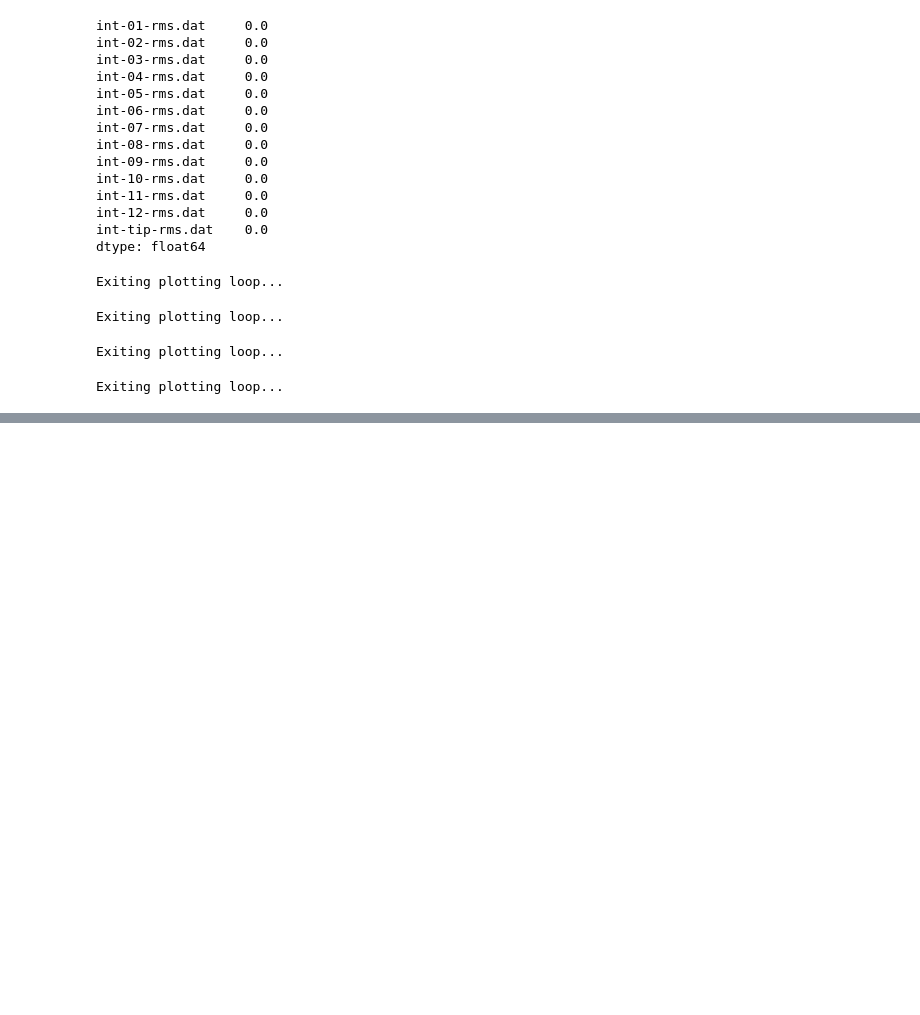
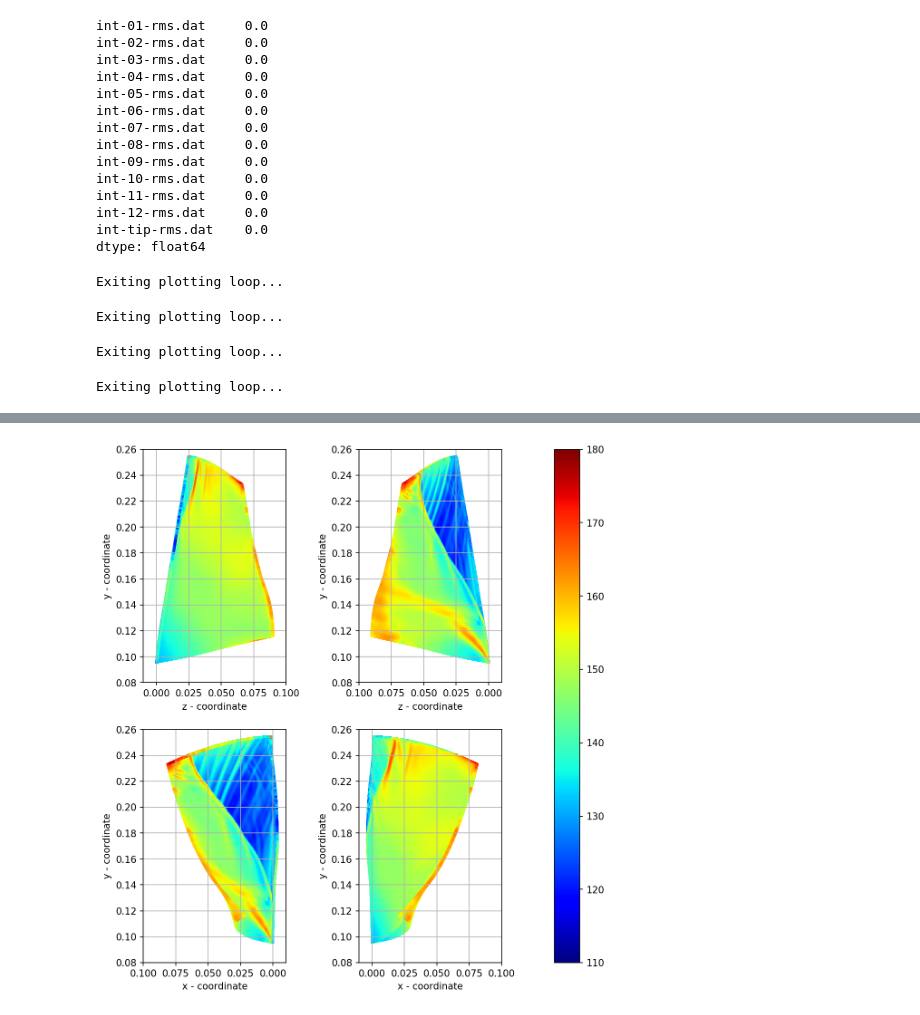
Before and after one commit to JedrzejMosiezny/R67-data-analysis, a Jupyter notebook: _jupyter/plotter_2.ipynb, the cells around one changed output, grey strips where cells are left out. Saved outputs shown, nothing was run; the diff lists cells and outputs as text; code cells hidden in the pictures; blank space fills up the shorter version.

```diff
--- a/_jupyter/plotter_2.ipynb
+++ b/_jupyter/plotter_2.ipynb
@@ -30,3 +30,10 @@ print("Loaded directories...")
 # %% [output]
 Loading directories..
 Loaded directories...
+# %%
+#enterprise
+print("Loading directories..")
+path_coords = '/media/picard/data/anaconda/JJs_PHD/15_results/coords'
+path_rms = '/media/picard/data/anaconda/JJs_PHD/15_results/rms'
+path_plots = '/media/picard/data/anaconda/JJs_PHD/15_results/plots'
+print("Loaded directories...")
@@ -845,17 +741,78 @@ plt.close()
 # %%
 os.chdir(path_rms)
 
 data_pside = pd.DataFrame(pd.read_csv('pside-rms.dat', delimiter=",", header=0, skiprows=0, decimal='.')).set_index('nodenumber')
 spl_pside = data_pside['rms_spldb']
 
 data_sside = pd.DataFrame(pd.read_csv('sside-rms.dat', delimiter=",", header=0, skiprows=0, decimal='.')).set_index('nodenumber')
 spl_sside = data_sside['rms_spldb']
 
 data_lead = pd.DataFrame(pd.read_csv('lead-rms.dat', delimiter=",", header=0, skiprows=0, decimal='.')).set_index('nodenumber')
 spl_lead = data_lead['rms_spldb']
 
 data_trail = pd.DataFrame(pd.read_csv('trail-rms.dat', delimiter=",", header=0, skiprows=0, decimal='.')).set_index('nodenumber')
 spl_trail = data_trail['rms_spldb']
 
 data_tip = pd.DataFrame(pd.read_csv('tip-rms.dat', delimiter=",", header=0, skiprows=0, decimal='.')).set_index('nodenumber')
 spl_tip = data_tip['rms_spldb']
+
+sound_pressure_plot, ax0 = plt.subplots(2, 2, figsize=(10, 10), dpi=150)
+#sound_pressure_plot.suptitle('RMS SPLdB at blade [dB]')
+
+spl_plot = ax0[0][0].scatter(z_sside, y_sside, c=spl_sside, s=2, cmap=plt.cm.jet, vmin=110, vmax=180)
+ax0[0][0].scatter(z_tip, y_tip, c=spl_tip, s=2, cmap=plt.cm.jet, vmin=110, vmax=180)
+ax0[0][0].scatter(z_trail, y_trail, c=spl_trail, s=2, cmap=plt.cm.jet, vmin=110, vmax=180)
+ax0[0][0].scatter(z_pside, y_pside, c=spl_pside, s=2, cmap=plt.cm.jet, vmin=110, vmax=180)
+ax0[0][0].scatter(z_lead, y_lead, c=spl_lead, s=2, cmap=plt.cm.jet, vmin=110, vmax=180)
+ax0[0][0].set_aspect('equal', 'box')
+ax0[0][0].set_xlim(-0.01, 0.1)
+ax0[0][0].set_ylim(0.08, 0.260)
+ax0[0][0].set_xlabel('z - coordinate')
+ax0[0][0].set_ylabel('y - coordinate')
+ax0[0][0].grid()
+
+ax0[0][1].scatter(z_lead, y_lead, c=spl_lead, s=2, cmap=plt.cm.jet, vmin=110, vmax=180)
+ax0[0][1].scatter(z_pside, y_pside, c=spl_pside, s=2, cmap=plt.cm.jet, vmin=110, vmax=180)
+ax0[0][1].scatter(z_trail, y_trail, c=spl_trail, s=2, cmap=plt.cm.jet, vmin=110, vmax=180)
+ax0[0][1].scatter(z_tip, y_tip, c=spl_tip, s=2, cmap=plt.cm.jet, vmin=110, vmax=180)
+ax0[0][1].scatter(z_sside, y_sside, c=spl_sside, s=2, cmap=plt.cm.jet, vmin=110, vmax=180)
+ax0[0][1].set_aspect('equal', 'box')
+ax0[0][1].set_xlim(-0.01, 0.1)
+ax0[0][1].set_ylim(0.08, 0.260)
+ax0[0][1].invert_xaxis()
+ax0[0][1].set_xlabel('z - coordinate')
+ax0[0][1].set_ylabel('y - coordinate')
+ax0[0][1].grid()
+
+ax0[1][0].scatter(x_trail, y_trail, c=spl_trail, s=2, cmap=plt.cm.jet, vmin=110, vmax=180)
+ax0[1][0].scatter(x_pside, y_pside, c=spl_pside, s=2, cmap=plt.cm.jet, vmin=110, vmax=180)
+ax0[1][0].scatter(x_sside, y_sside, c=spl_sside, s=2, cmap=plt.cm.jet, vmin=110, vmax=180)
+ax0[1][0].scatter(x_tip, y_tip, c=spl_tip, s=2, cmap=plt.cm.jet, vmin=110, vmax=180)
+ax0[1][0].scatter(x_lead, y_lead, c=spl_lead, s=2, cmap=plt.cm.jet, vmin=110, vmax=180)
+ax0[1][0].set_aspect('equal', 'box')
+ax0[1][0].set_xlim(-0.01, 0.1)
+ax0[1][0].set_ylim(0.08, 0.260)
+ax0[1][0].invert_xaxis()
+ax0[1][0].set_xlabel('x - coordinate')
+ax0[1][0].set_ylabel('y - coordinate')
+ax0[1][0].grid()
+
+ax0[1][1].scatter(x_lead, y_lead, c=spl_lead, s=2, cmap=plt.cm.jet, vmin=110, vmax=180)
+ax0[1][1].scatter(x_tip, y_tip, c=spl_tip, s=2, cmap=plt.cm.jet, vmin=110, vmax=180)
+ax0[1][1].scatter(x_sside, y_sside, c=spl_sside, s=2, cmap=plt.cm.jet, vmin=110, vmax=180)
+ax0[1][1].scatter(x_pside, y_pside, c=spl_pside, s=2, cmap=plt.cm.jet, vmin=110, vmax=180)
+ax0[1][1].scatter(x_trail, y_trail, c=spl_trail, s=2, cmap=plt.cm.jet, vmin=110, vmax=180)
+ax0[1][1].set_aspect('equal', 'box')
+ax0[1][1].set_xlim(-0.01, 0.1)
+ax0[1][1].set_ylim(0.08, 0.260)
+ax0[1][1].set_xlabel('x - coordinate')
+ax0[1][1].set_ylabel('y - coordinate')
+ax0[1][1].grid()
+
+sound_pressure_plot.colorbar(spl_plot, ax=ax0, orientation="vertical", pad=0.1)
+#plt.show()
+
+os.chdir(path_plots)
+plt.savefig('blade-rms-spldb.png', bbox_inches='tight')
+# %% [output]
+[figure, added]
```
Also changed, not shown: parts of 25 cells of this notebook, 2 other files.
